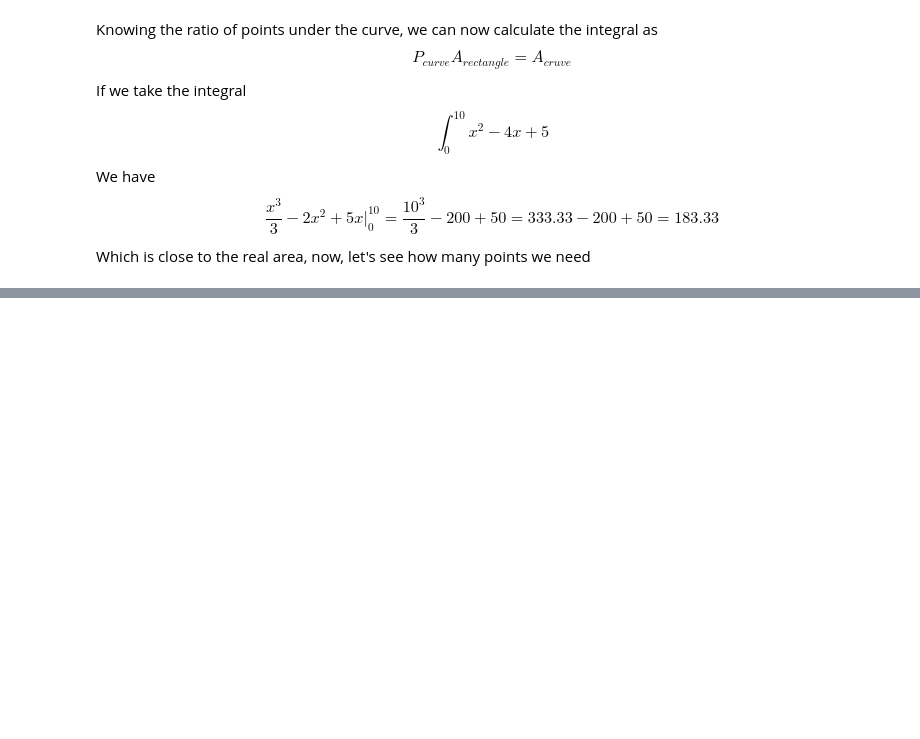
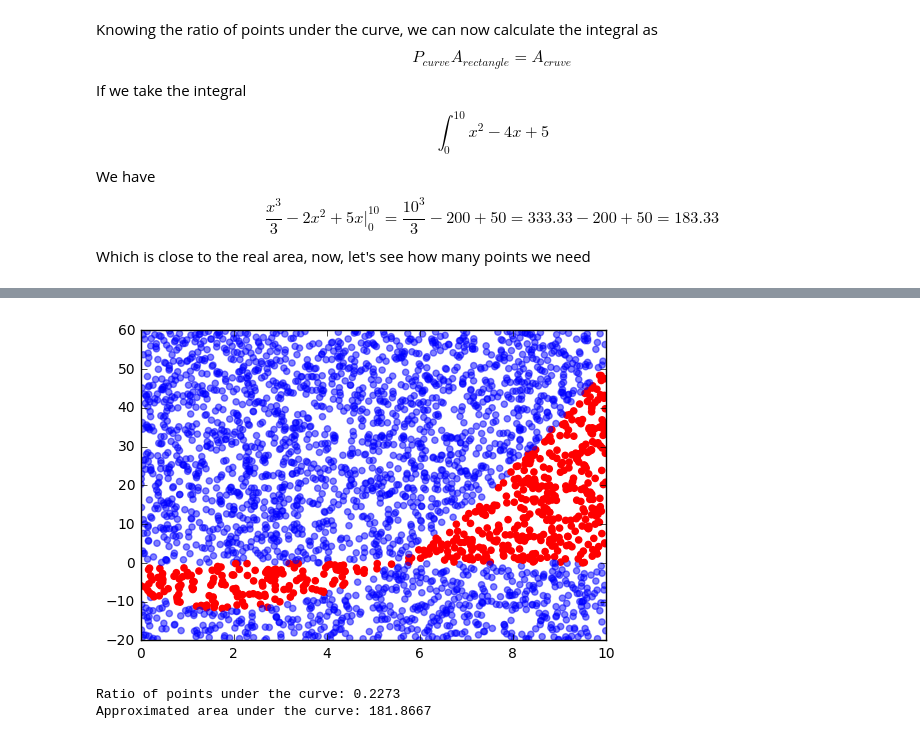
Before and after one commit to victorgcapone/datascience, a Jupyter notebook: Monte Carlos Experiments/Monte Carlo Integration.ipynb, the cells around one changed output, grey strips where cells are left out. Cells and saved outputs as stored; diff of their text form; code cells hidden in the pictures; blank space fills up the shorter version.

```diff
--- a/Monte Carlos Experiments/Monte Carlo Integration.ipynb
+++ b/Monte Carlos Experiments/Monte Carlo Integration.ipynb
@@ -72,0 +96,28 @@ Mean Approximated value 189.0175
+# %%
+#Will use 3000 points
+number_points=3000
+#We want to see the points
+points=[]
+below=0
+for p in range(0, number_points):
+    x,y=(random.uniform(0,10), random.uniform(-20, 60))
+    # If the function for x is greater then the random y, then the point is under the curve
+    if f(x) > 0 and 0 < y < f(x):
+        below +=1
+    if f(x) < 0 and 0 > y >= f(x):
+        below += 1
+    points.append((x,y))
+ratio = below/number_points
+# %%
+color_func = lambda x,y: (1,0,0) if (g(x) > 0 and 0 <= y <= g(x)) or (g(x) <= 0 and 0 > y >= g(x)) else (0,0,1,0.5)
+colors = [color_func(x,y) for (x,y) in points]
+plt.ylim(-20,60)
+plt.xlim(0,10)
+plt.scatter(*zip(*points), color=colors)
+plt.show()
+print("Ratio of points under the curve: %.4f" % ratio)
+print("Approximated area under the curve: %.4f" % (ratio*800))
+# %% [output]
+[figure, added]
+Ratio of points under the curve: 0.2273
+Approximated area under the curve: 181.8667
```
Also changed, not shown: parts of 11 cells of this notebook.
